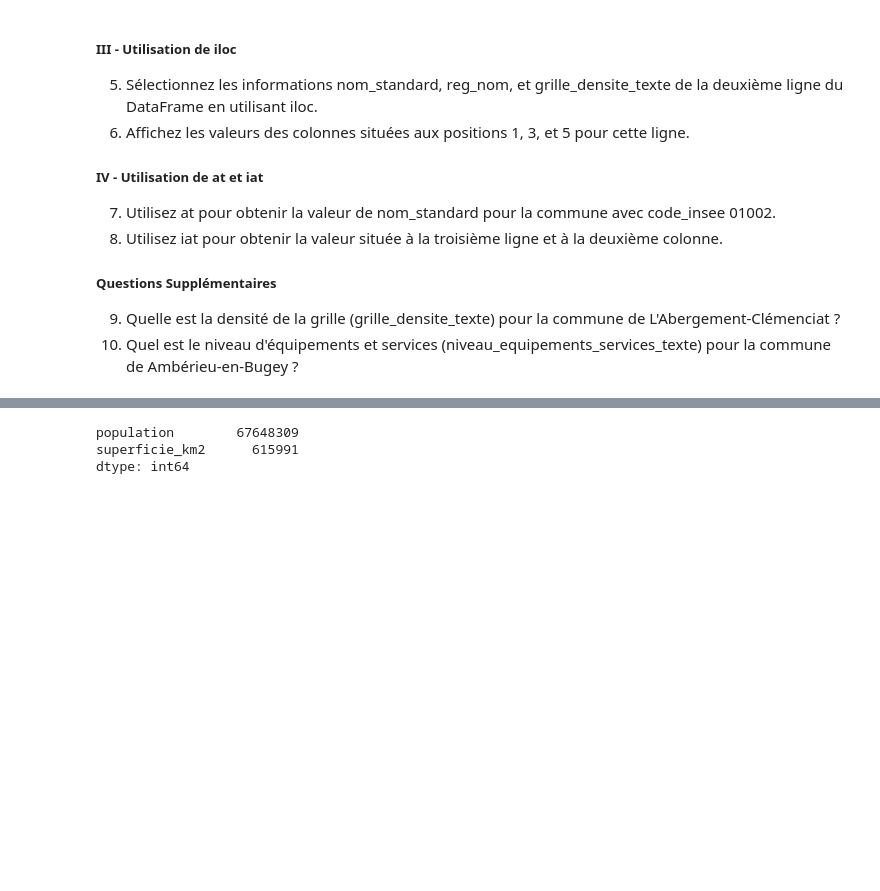
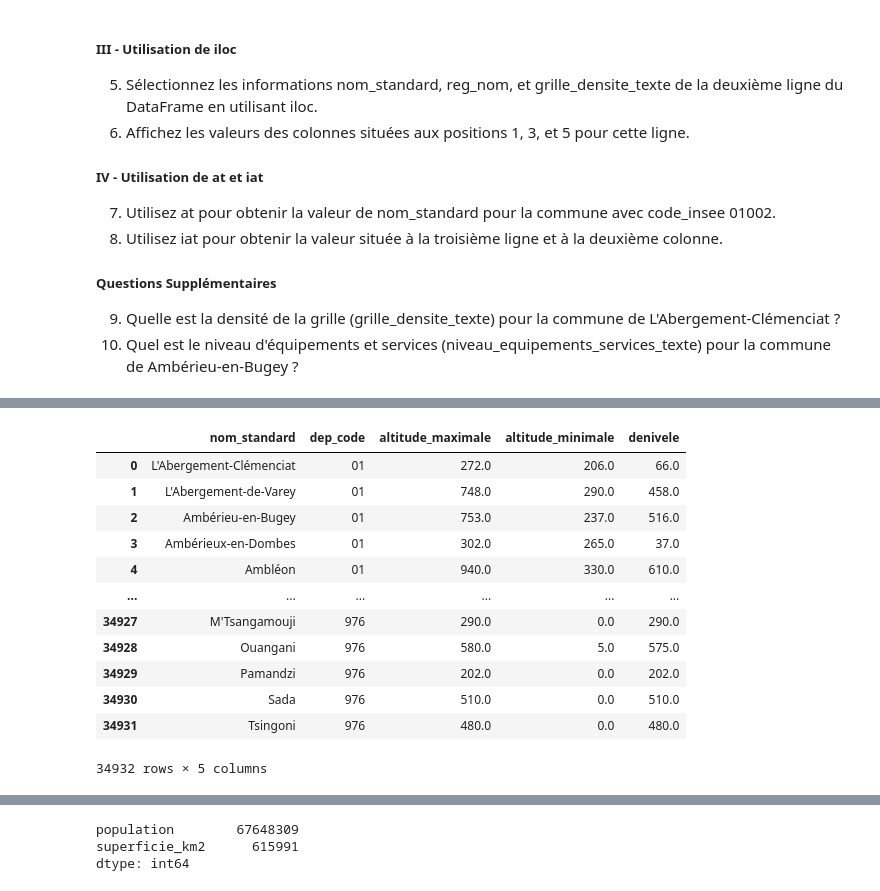
Before and after one commit to ldom1/sorbonne_mimo_python, a Jupyter notebook: 6_manipulation_donnees_pandas/0_cours.ipynb, the cells around one changed output, grey strips where cells are left out. Drawn from its saved outputs; the diff is of its cells as text; code cells hidden in the pictures; blank space fills up the shorter version.

```diff
--- a/6_manipulation_donnees_pandas/0_cours.ipynb
+++ b/6_manipulation_donnees_pandas/0_cours.ipynb
@@ -460,0 +682,3 @@ L'objectif de cet exercice est de vous familiariser avec les méthodes de sélec
+# %%
+df["Pays"] = "France"
+df.head()
@@ -460,0 +693,21 @@ L'objectif de cet exercice est de vous familiariser avec les méthodes de sélec
+# %%
+# Ajouter une nouvelle colonne
+df["denivele"] = (
+    df.altitude_maximale - df.altitude_minimale
+)  # pd.DataFrame.__setitem__(self, key, value)
+
+df[["nom_standard", "dep_code", "altitude_maximale", "altitude_minimale", "denivele"]]
+# %% [output]
+|  | nom_standard | dep_code | altitude_maximale | altitude_minimale | denivele |
+| 0 | L'Abergement-Clémenciat | 01 | 272.0 | 206.0 | 66.0 |
+| 1 | L'Abergement-de-Varey | 01 | 748.0 | 290.0 | 458.0 |
+| 2 | Ambérieu-en-Bugey | 01 | 753.0 | 237.0 | 516.0 |
+| 3 | Ambérieux-en-Dombes | 01 | 302.0 | 265.0 | 37.0 |
+| 4 | Ambléon | 01 | 940.0 | 330.0 | 610.0 |
+| ... | ... | ... | ... | ... | ... |
+| 34927 | M'Tsangamouji | 976 | 290.0 | 0.0 | 290.0 |
+| 34928 | Ouangani | 976 | 580.0 | 5.0 | 575.0 |
+| 34929 | Pamandzi | 976 | 202.0 | 0.0 | 202.0 |
+| 34930 | Sada | 976 | 510.0 | 0.0 | 510.0 |
+| 34931 | Tsingoni | 976 | 480.0 | 0.0 | 480.0 |
+34932 rows × 5 columns
```
Also changed, not shown: parts of 67 cells of this notebook.
